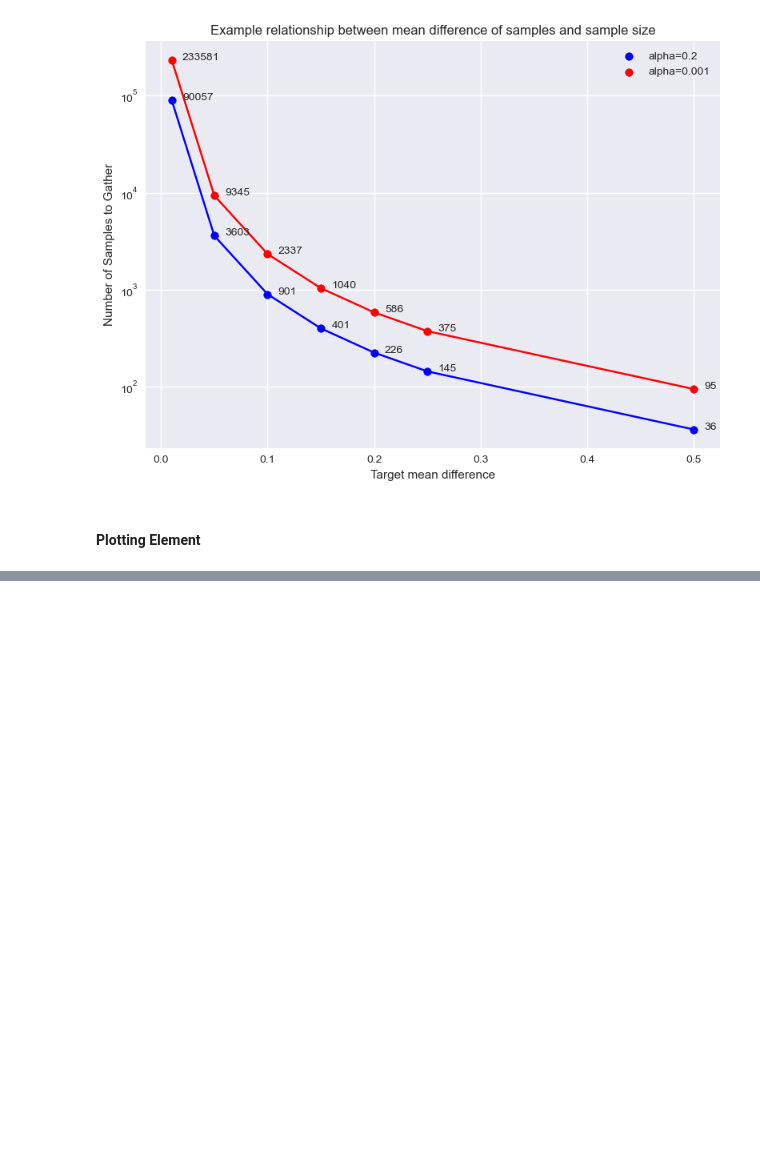
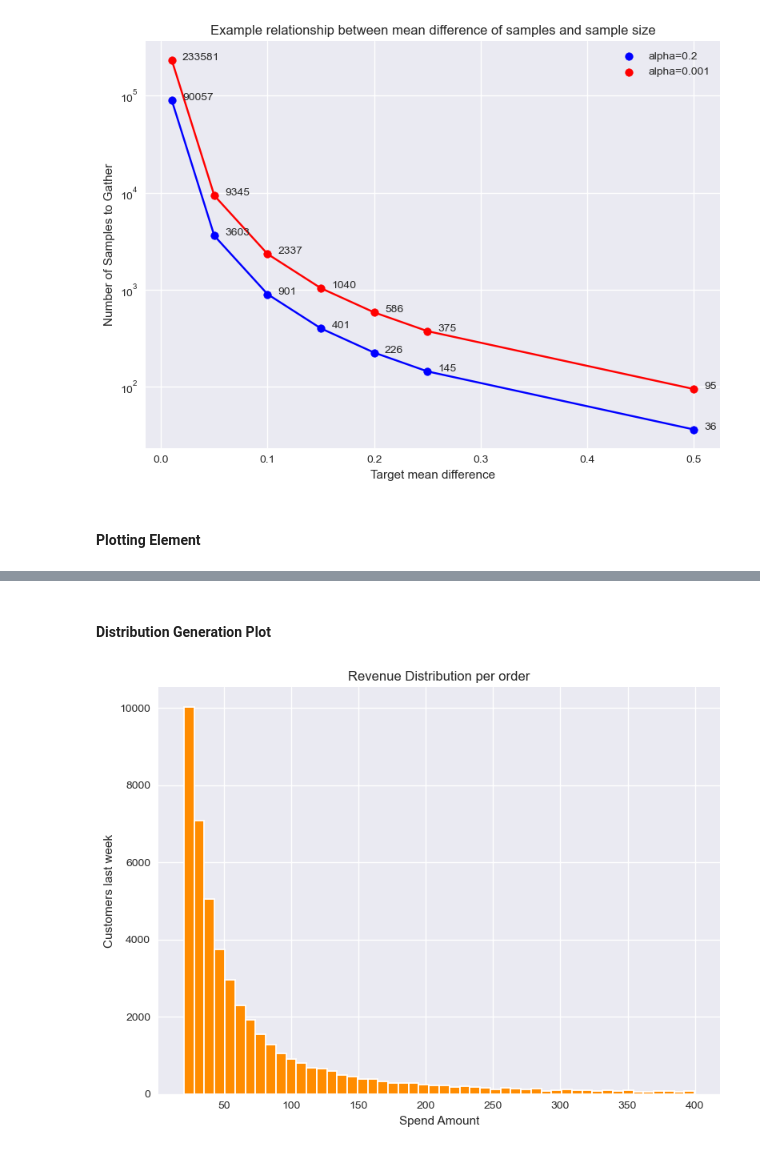
Before and after one commit to joakor89/ML_engineering_in_action, a Jupyter notebook: chap_11/MODMES.ipynb, the cells around one changed output, grey strips where cells are left out. Saved outputs shown, nothing was run; the diff lists cells and outputs as text; code cells hidden in the pictures; blank space fills up the shorter version.

```diff
--- a/chap_11/MODMES.ipynb
+++ b/chap_11/MODMES.ipynb
@@ -599,0 +601,18 @@ with plt.style.context(style='seaborn-v0_8'):
+# %% [markdown]
+#### Distribution Generation Plot
+# %%
+raw_revenue_typical = np.abs(np.random.standard_cauchy(100000))
+revenue_typical = raw_revenue_typical[(raw_revenue_typical > 1) & (raw_revenue_typical < 20)] * 20
+
+with plt.style.context(style='seaborn-v0_8'):
+    fig = plt.figure(figsize=(8,6))
+    ax = fig.add_subplot(111)
+    ax.hist(revenue_typical, linewidth=1.3, edgecolor='white', bins=50, color='darkorange')
+    ax.set_xlabel('Spend Amount')
+    ax.set_ylabel('Customers last week')
+    ax.set_title('Revenue Distribution per order')
+    plt.tight_layout()
+    plt.savefig('typical_revenue_distribution.svg', format='svg')
+    plt.show()
+# %% [output]
+[figure, added]
```
Also changed, not shown: parts of 18 cells of this notebook, 17 other files.
